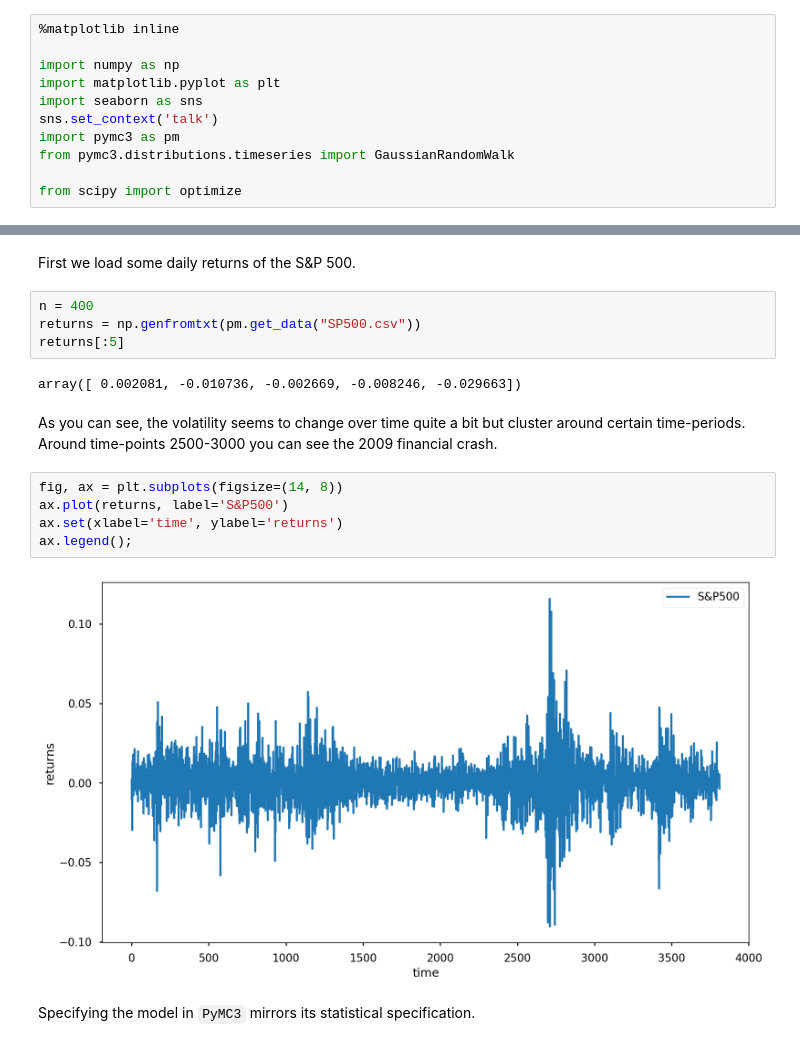
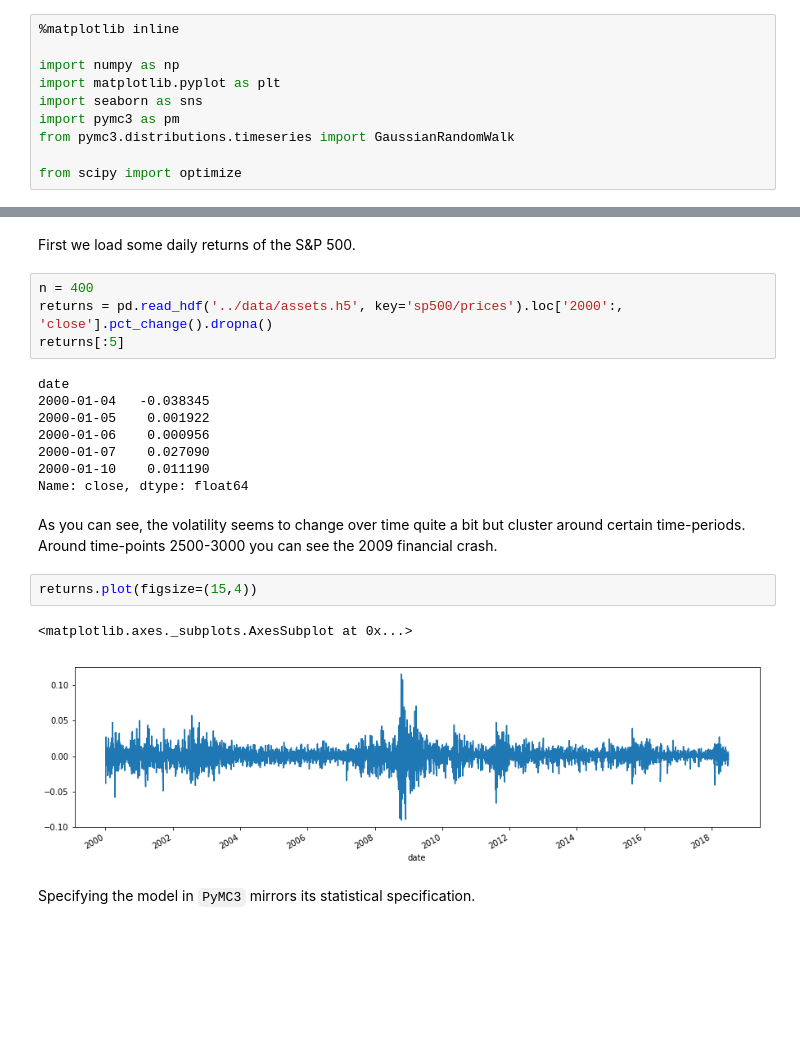
Before and after one commit to PaulClas/machine-learning-for-trading, a Jupyter notebook: 11_bayesian_machine_learning/06_stochastic_volatility.ipynb, the cells around one changed output, grey strips where cells are left out. Cells and saved outputs as stored; diff of their text form; blank space fills up the shorter version.

```diff
--- a/11_bayesian_machine_learning/06_stochastic_volatility.ipynb
+++ b/11_bayesian_machine_learning/06_stochastic_volatility.ipynb
@@ -6,7 +6,6 @@
 import numpy as np
 import matplotlib.pyplot as plt
 import seaborn as sns
-sns.set_context('talk')
 import pymc3 as pm
 from pymc3.distributions.timeseries import GaussianRandomWalk
 
@@ -27,21 +26,25 @@ Here, $r$ is the daily return series and $s$ is the latent log volatility proces
 ## Build Model
 # %% [markdown]
 First we load some daily returns of the S&P 500.
-# %%
-n = 400
-returns = np.genfromtxt(pm.get_data("SP500.csv"))
-returns[:5]
-# %% [output]
-array([ 0.002081, -0.010736, -0.002669, -0.008246, -0.029663])
+# %%
+n = 400
+returns = pd.read_hdf('../data/assets.h5', key='sp500/prices').loc['2000':, 'close'].pct_change().dropna()
+returns[:5]
+# %% [output]
+date
+2000-01-04   -0.038345
+2000-01-05    0.001922
+2000-01-06    0.000956
+2000-01-07    0.027090
+2000-01-10    0.011190
+Name: close, dtype: float64
 # %% [markdown]
 As you can see, the volatility seems to change over time quite a bit but cluster around certain time-periods. Around time-points 2500-3000 you can see the 2009 financial crash.
-# %%
-fig, ax = plt.subplots(figsize=(14, 8))
-ax.plot(returns, label='S&P500')
-ax.set(xlabel='time', ylabel='returns')
-ax.legend();
-# %% [output]
-[figure, removed]
+# %%
+returns.plot(figsize=(15,4))
+# %% [output]
+<matplotlib.axes._subplots.AxesSubplot at 0x...>
+[figure, added]
 # %% [markdown]
 Specifying the model in `PyMC3` mirrors its statistical specification.
 # %%
```
Also changed, not shown: parts of 2 cells of this notebook, 4 other files.
